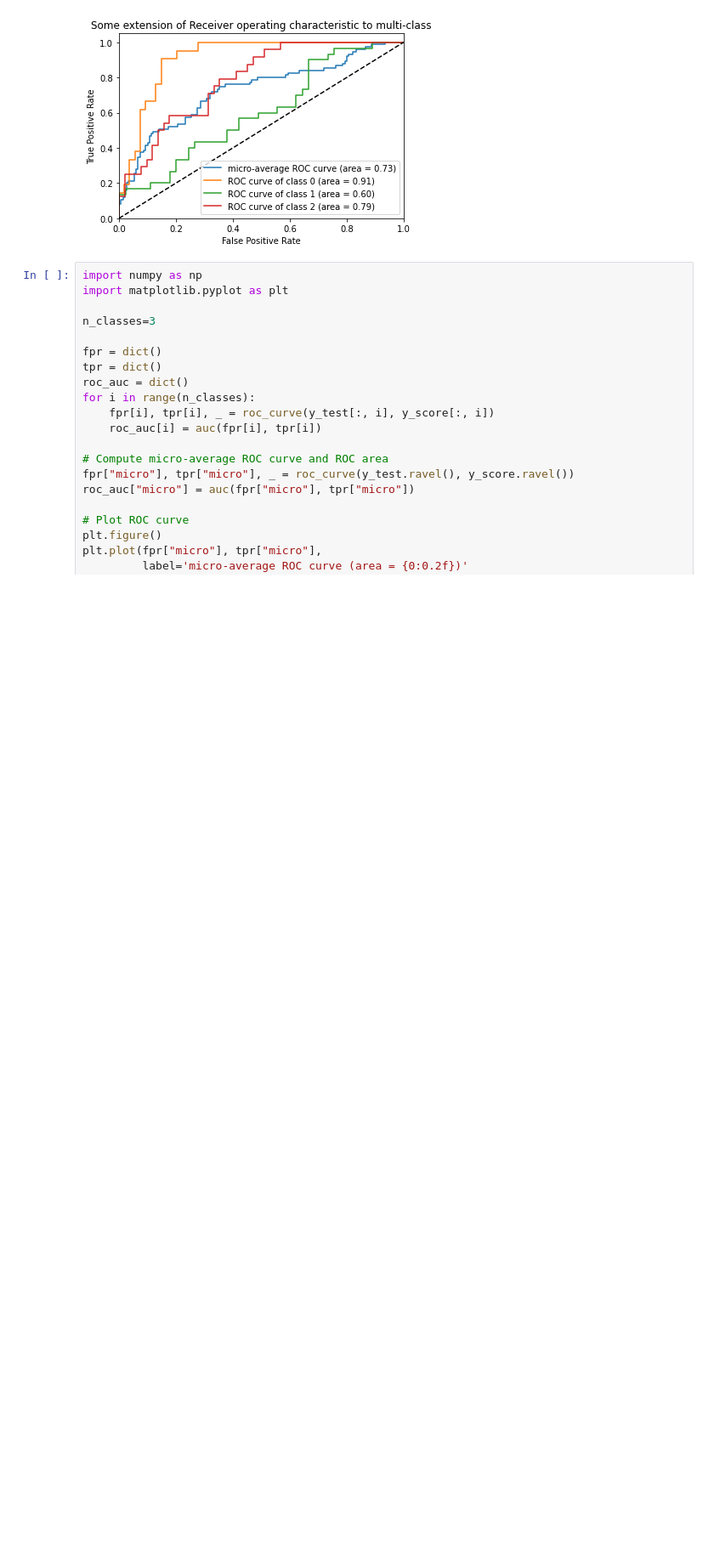
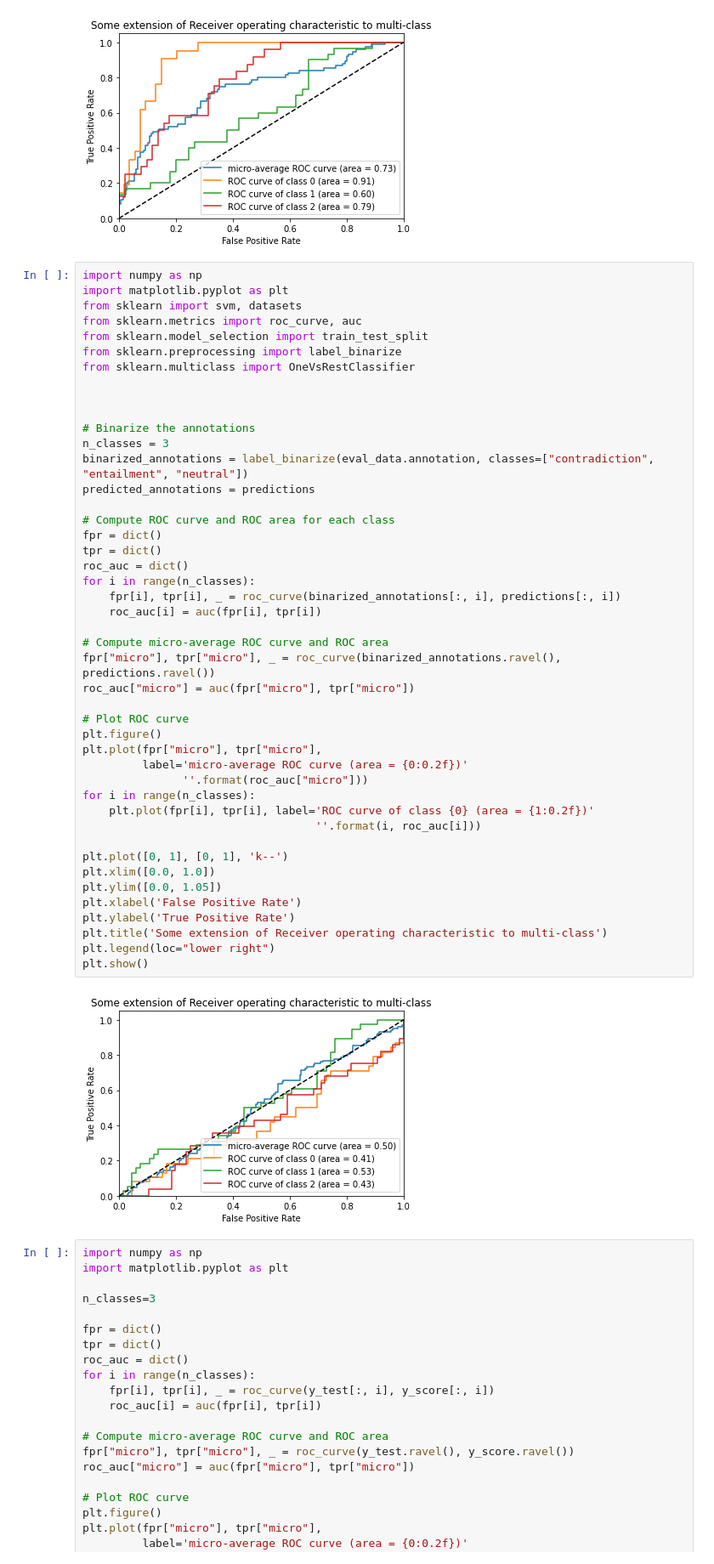
Before and after one commit to CoronaWhy/drug-lit-contradictory-claims, a Jupyter notebook: notebooks/Contra_Claims_Analysis.ipynb, the cells around one changed output. Shown: that part at 85% size. Drawn from its saved outputs; the diff is of its cells as text; blank space fills up the shorter version.

```diff
--- a/notebooks/Contra_Claims_Analysis.ipynb
+++ b/notebooks/Contra_Claims_Analysis.ipynb
@@ -182,6 +242,53 @@ plt.legend(loc="lower right")
 plt.show()
 # %% [output]
 [figure]
+# %%
+import numpy as np
+import matplotlib.pyplot as plt
+from sklearn import svm, datasets
+from sklearn.metrics import roc_curve, auc
+from sklearn.model_selection import train_test_split
+from sklearn.preprocessing import label_binarize
+from sklearn.multiclass import OneVsRestClassifier
+
+
+
+# Binarize the annotations
+n_classes = 3
+binarized_annotations = label_binarize(eval_data.annotation, classes=["contradiction", "entailment", "neutral"])
+predicted_annotations = predictions
+
+# Compute ROC curve and ROC area for each class
+fpr = dict()
+tpr = dict()
+roc_auc = dict()
+for i in range(n_classes):
+    fpr[i], tpr[i], _ = roc_curve(binarized_annotations[:, i], predictions[:, i])
+    roc_auc[i] = auc(fpr[i], tpr[i])
+
+# Compute micro-average ROC curve and ROC area
+fpr["micro"], tpr["micro"], _ = roc_curve(binarized_annotations.ravel(), predictions.ravel())
+roc_auc["micro"] = auc(fpr["micro"], tpr["micro"])
+
+# Plot ROC curve
+plt.figure()
+plt.plot(fpr["micro"], tpr["micro"],
+         label='micro-average ROC curve (area = {0:0.2f})'
+               ''.format(roc_auc["micro"]))
+for i in range(n_classes):
+    plt.plot(fpr[i], tpr[i], label='ROC curve of class {0} (area = {1:0.2f})'
+                                   ''.format(i, roc_auc[i]))
+
+plt.plot([0, 1], [0, 1], 'k--')
+plt.xlim([0.0, 1.0])
+plt.ylim([0.0, 1.05])
+plt.xlabel('False Positive Rate')
+plt.ylabel('True Positive Rate')
+plt.title('Some extension of Receiver operating characteristic to multi-class')
+plt.legend(loc="lower right")
+plt.show()
+# %% [output]
+[figure, added]
 # %%
 import numpy as np
 import matplotlib.pyplot as plt
```
Also changed, not shown: parts of 6 cells of this notebook, 5 other files.
